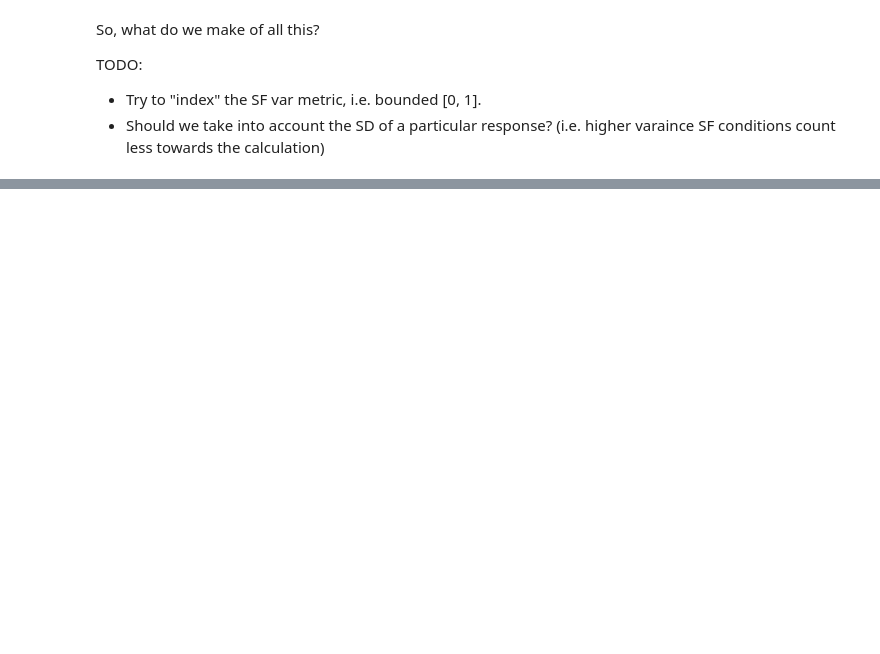
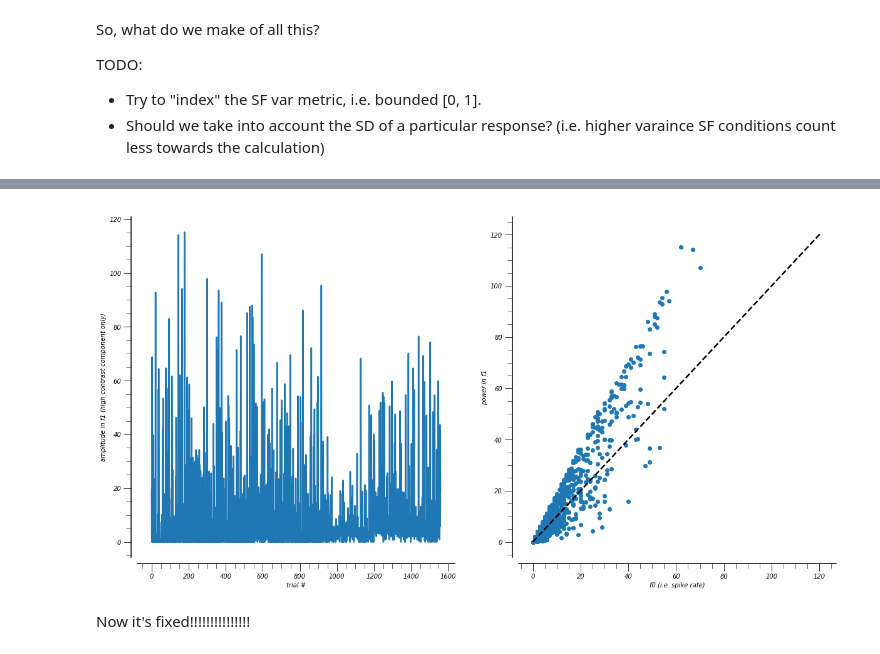
Before and after one commit to paul-levy/SF-diversity, a Jupyter notebook: sandbox_careful.ipynb, the cells around one changed output, grey strips where cells are left out. Cells and saved outputs as stored; diff of their text form; code cells hidden in the pictures; blank space fills up the shorter version.

```diff
--- a/sandbox_careful.ipynb
+++ b/sandbox_careful.ipynb
@@ -316,0 +451,32 @@ TODO:
+# %%
+######
+# get our own fourier analysis!
+######
+nTrials = len(tr_inf['num']);
+spike_counts = tr_inf['spikeCount'];
+spike_times = [tr_inf['spikeTimes'][x] for x in range(nTrials)];
+psth, bins = hf.make_psth(spike_times, stimDur=stimDur);
+all_tf = tr_inf['tf'][0]; # just take first grating???
+power, rel_power, full_ft = hf.spike_fft(psth, tfs=all_tf, stimDur=stimDur);
+
+f, ax = plt.subplots(1, 2, figsize=(2*10, 10));
+
+# plot F1
+ax[0].plot(rel_power);
+ax[0].set_xlabel('trial #');
+ax[0].set_ylabel('amplitude in f1 (high contrast component only)');
+
+# plot F0 vs. F1
+stimDur = hf.get_exp_params(expInd, forceDir=expDir).stimDur;
+expo_f0 = spike_counts/stimDur;
+mn, mx = np.minimum(np.min(hf.nan_rm(expo_f0)), np.min(hf.nan_rm(rel_power))), np.maximum(np.max(hf.nan_rm(expo_f0)), np.max(hf.nan_rm(rel_power)))
+ax[1].plot(expo_f0, rel_power, 'o', clip_on=False);
+ax[1].plot([mn, 1.05*mx], [mn, 1.05*mx], 'k--')
+ax[1].set_xlabel('f0 (i.e. spike rate)');
+ax[1].set_ylabel('power in f1');
+
+sns.despine(offset=10)
+# %% [output]
+[figure, added]
+# %% [markdown]
+Now it's fixed!!!!!!!!!!!!!!!
```
Also changed, not shown: parts of 14 cells of this notebook, 1 other file.
